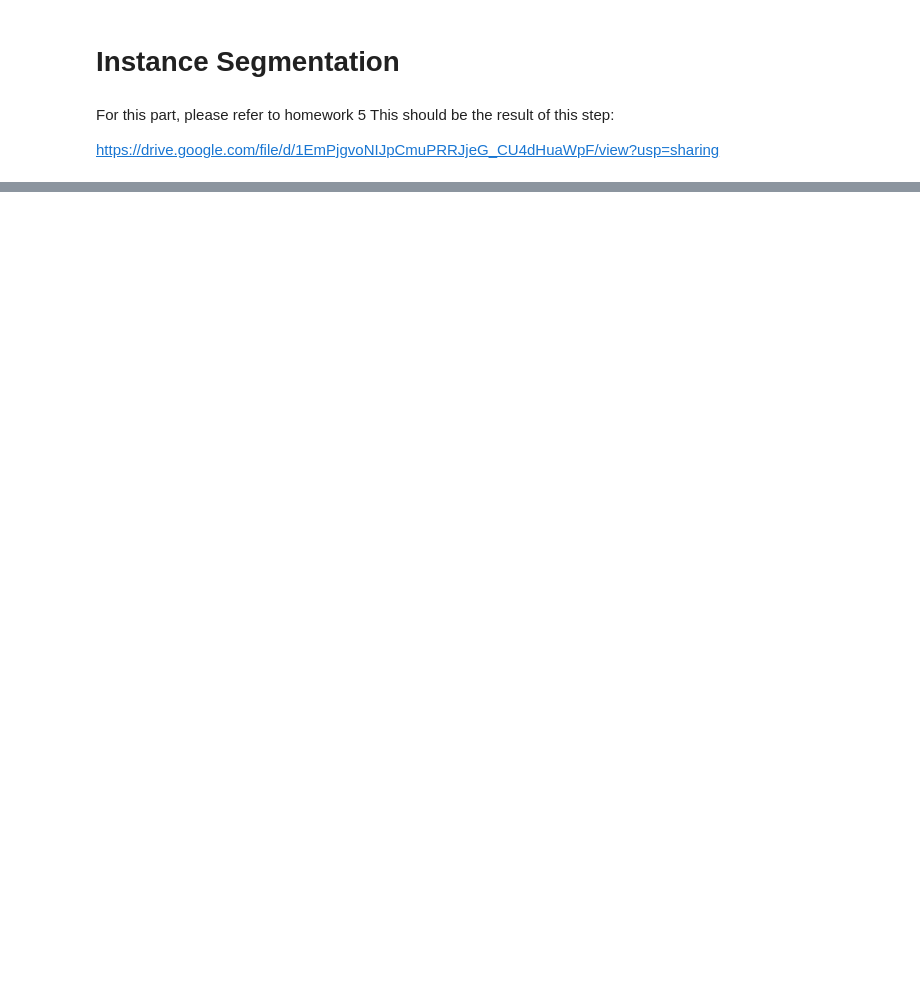
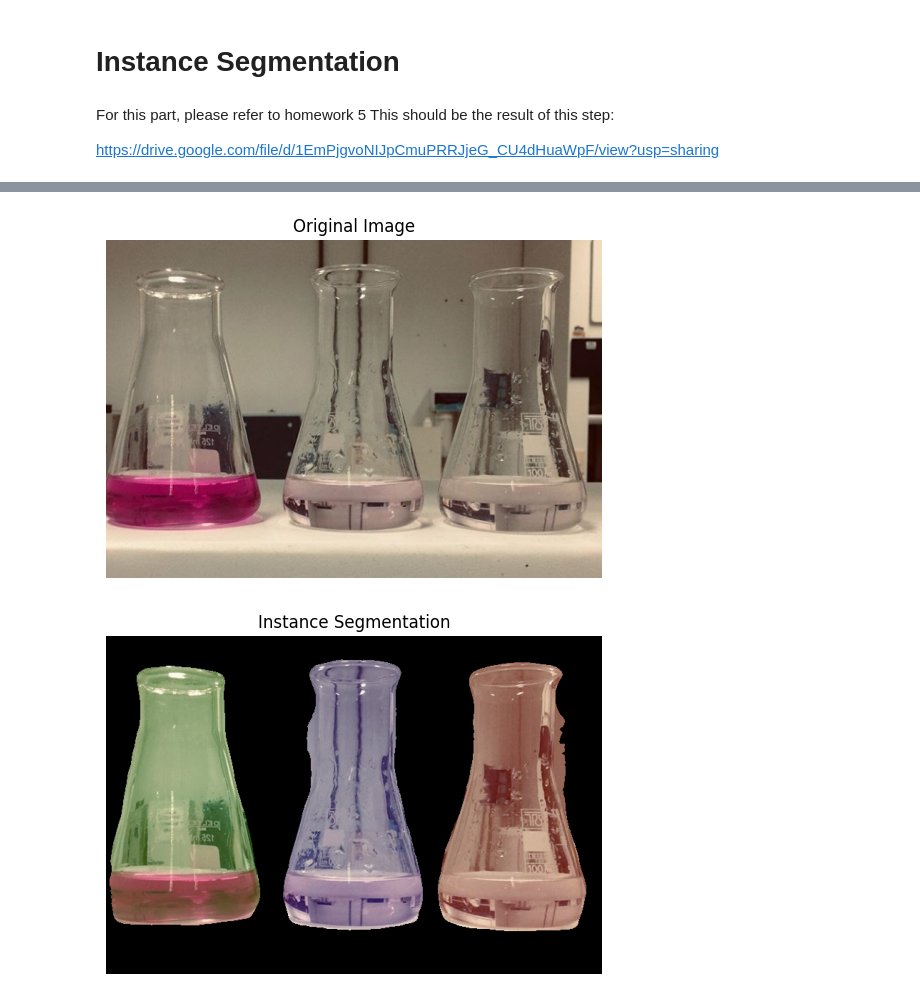
Before and after one commit to ryan-barry-99/Robot_Perception_HW6_Instance_Segmentation, a Jupyter notebook: CMPE789_FA23_HW6.ipynb, the cells around one changed output, grey strips where cells are left out. Cells and saved outputs as stored; diff of their text form; code cells hidden in the pictures; blank space fills up the shorter version.

Commit message:
Instance Segmentation Homework

```diff
--- a/CMPE789_FA23_HW6.ipynb
+++ b/CMPE789_FA23_HW6.ipynb
@@ -114,3 +224,5 @@ For this part, please refer to homework 5
 This should be the result of this step:
 
 https://drive.google.com/file/d/1EmPjgvoNIJpCmuPRRJjeG_CU4dHuaWpF/view?usp=sharing
+# %%
+modelPath = "C:/Users/Ryan Barry/OneDrive - rit.edu/Laptop Backup/Desktop/RIT/Robot Perception/Homework/HW5/Final.torch"  # Path to trained model
@@ -116,0 +267,9 @@ https://drive.google.com/file/d/1EmPjgvoNIJpCmuPRRJjeG_CU4dHuaWpF/view?usp=shari
+# %%
+width=height=900 # image width and height
+batchSize=2
+
+TrainFolder="C:/Users/Ryan Barry/OneDrive - rit.edu/Laptop Backup/Desktop/RIT/Robot Perception/Homework/HW5/content/LabPicsV1/Simple/Train/"
+ListImages=os.listdir(os.path.join(TrainFolder, "Image")) # Create list of images
+
+transformImg=tf.Compose([tf.ToPILImage(),tf.Resize((height,width)),tf.ToTensor(),tf.Normalize((0.485, 0.456, 0.406), (0.229, 0.224, 0.225))])
+transformAnn=tf.Compose([tf.ToPILImage(),tf.Resize((height,width),tf.InterpolationMode.NEAREST),tf.ToTensor()])
@@ -116,0 +295,53 @@ https://drive.google.com/file/d/1EmPjgvoNIJpCmuPRRJjeG_CU4dHuaWpF/view?usp=shari
+# %%
+device = torch.device('cuda') if torch.cuda.is_available() else torch.device('cpu') # Set device to cuda
+Net = torchvision.models.segmentation.deeplabv3_resnet50(pretrained=True) # Load net
+Net.classifier[4] = torch.nn.Conv2d(256, 3, kernel_size=(1, 1), stride=(1, 1)) # Change final layer to 3 classes
+Net=Net.to(device)
+Learning_Rate=1e-5
+optimizer=torch.optim.Adam(params=Net.parameters(),lr=Learning_Rate) # Create adam optimizer
+# %%
+original_image = Image.open(img_path)
+plt.imshow(original_image)
+plt.axis('off')
+plt.title('Original Image')
+plt.show()
+
+# Define translucency level for the tint (0.0 - fully transparent, 1.0 - fully opaque)
+translucency = 0.25
+
+# Specify the color channels to maximize for each instance
+channels_to_maximize = [0, 1, 2]  # Red for the first instance, green for the second, blue for the third, etc.
+
+# Create an empty array to store the overlaid masks
+overlay = np.zeros_like(Image_masked[0])
+
+# Iterate through each mask
+for i, img in enumerate(Image_masked):
+    height_orgin, width_orgin, _ = img.shape  # Get image original size
+    Img = transformImg(img)  # Transform to PyTorch tensor
+    Img = torch.autograd.Variable(Img, requires_grad=False).to(device).unsqueeze(0)
+    device = torch.device('cuda') if torch.cuda.is_available() else torch.device('cpu')
+    Net = torchvision.models.segmentation.deeplabv3_resnet50(pretrained=True)  # Load the network
+    Net.classifier[4] = torch.nn.Conv2d(256, 3, kernel_size=(1, 1), stride=(1, 1))  # Change final layer to 3 classes
+    Net.load_state_dict(torch.load(modelPath))
+    Net = Net.to(device)
+    Net.eval()
+    with torch.no_grad():
+        Prd = Net(Img)['out']  # Run the network
+    Prd = torchvision.transforms.Resize((height_orgin, width_orgin))(Prd)[0]  # Resize to original size
+    seg = torch.argmax(Prd, dim=0).cpu().detach().numpy()
+
+    # Create a color mask and overlay it onto the original image
+    mask = seg > 0
+    color_mask = img.copy()
+    color_mask[..., channels_to_maximize[i % len(channels_to_maximize)]] = 255  # Maximize the specified color channel
+    overlay[mask] = (1 - translucency) * img[mask] + translucency * color_mask[mask]
+
+# Display the overlaid image
+plt.imshow(overlay)
+plt.axis('off')
+plt.title('Instance Segmentation')
+plt.show()
+# %% [output]
+[figure, added]
+[figure, added]
```
Also changed, not shown: parts of 10 cells of this notebook, 3 other files.
